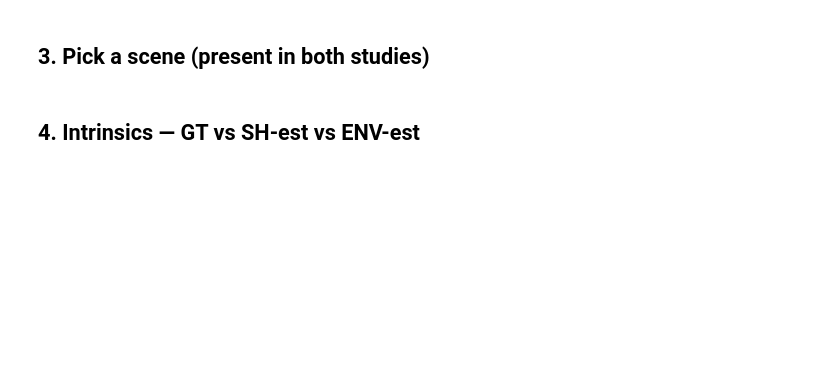
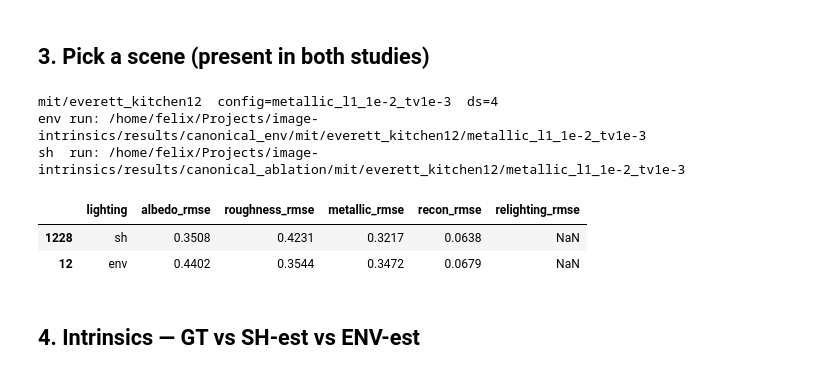
Before and after one commit to flaarmann1000/image-intrinsics, a Jupyter notebook: notebooks/canonical_decomp_env_overview.ipynb, the cells around one changed output. Drawn from its saved outputs; the diff is of its cells as text; code cells hidden in the pictures; blank space fills up the shorter version.

```diff
--- a/notebooks/canonical_decomp_env_overview.ipynb
+++ b/notebooks/canonical_decomp_env_overview.ipynb
@@ -93,18 +110,25 @@ plt.tight_layout(); plt.show()
 # %%
 both = (df[(df.config == CONFIG) & (df.lighting == "env")].merge(
         df[(df.config == CONFIG) & (df.lighting == "sh")], on=["dataset", "scene"],
         suffixes=("_env", "_sh")))
 assert len(both), f"no scene has BOTH env and sh results for config {CONFIG}"
-DATASET = sorted(both["dataset"].unique())[0]
-SCENE   = sorted(both[both.dataset == DATASET]["scene"].unique())[0]
+DATASET = sorted(both["dataset"].unique())[1]
+SCENE   = sorted(both[both.dataset == DATASET]["scene"].unique())[2]
 
 row_env = df[(df.lighting=="env") & (df.config==CONFIG) & (df.dataset==DATASET) & (df.scene==SCENE)].iloc[0]
 row_sh  = df[(df.lighting=="sh")  & (df.config==CONFIG) & (df.dataset==DATASET) & (df.scene==SCENE)].iloc[0]
 ENV_RUN = Path(row_env["out_dir"]); SH_RUN = Path(row_sh["out_dir"])
 SCENE_DIR = Path(row_env["scene_dir"]); DS = int(row_env["ds"])
 print(f"{DATASET}/{SCENE}  config={CONFIG}  ds={DS}")
 print("env run:", ENV_RUN); print("sh  run:", SH_RUN)
 display(pd.DataFrame([row_sh[["lighting"]+METRICS], row_env[["lighting"]+METRICS]]).round(4))
+# %% [output]
+mit/everett_kitchen12  config=metallic_l1_1e-2_tv1e-3  ds=4
+env run: /home/felix/Projects/image-intrinsics/results/canonical_env/mit/everett_kitchen12/metallic_l1_1e-2_tv1e-3
+sh  run: /home/felix/Projects/image-intrinsics/results/canonical_ablation/mit/everett_kitchen12/metallic_l1_1e-2_tv1e-3
+|  | lighting | albedo_rmse | roughness_rmse | metallic_rmse | recon_rmse | relighting_rmse |
+| 1228 | sh | 0.3508 | 0.4231 | 0.3217 | 0.0638 | NaN |
+| 12 | env | 0.4402 | 0.3544 | 0.3472 | 0.0679 | NaN |
 # %% [markdown]
 ## 4. Intrinsics — GT vs SH-est vs ENV-est
 # %%
```
Also changed, not shown: parts of 6 cells of this notebook, 1 other file.
